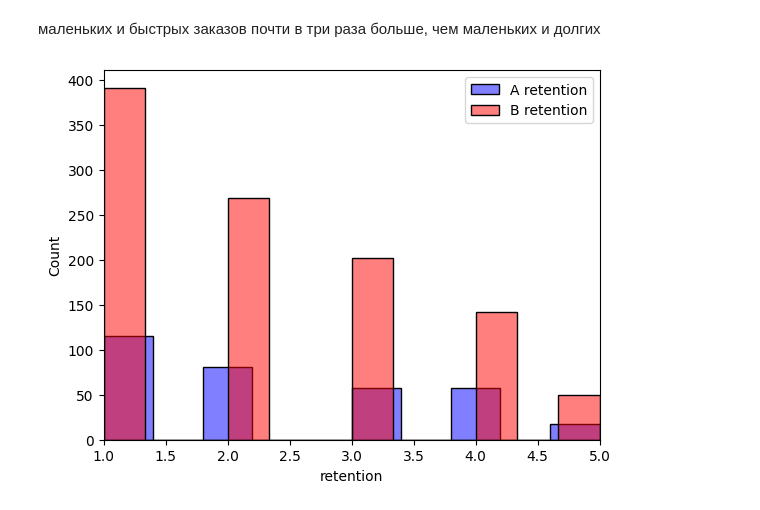
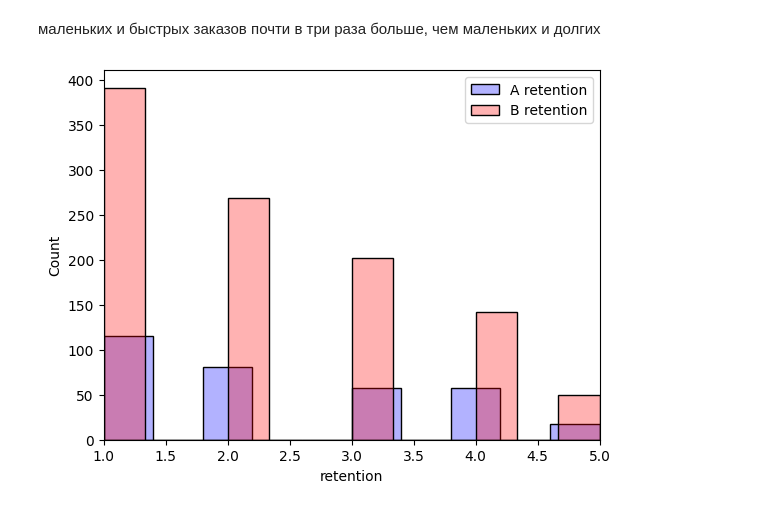
Before and after one commit to hizik999/bdst_laba_1, a Jupyter notebook: task_2/main.ipynb, the cells around one changed output. Drawn from its saved outputs; the diff is of its cells as text; code cells hidden in the pictures.

```diff
--- a/task_2/main.ipynb
+++ b/task_2/main.ipynb
@@ -251,10 +251,10 @@ len(A), len(B)
 # %% [markdown]
 маленьких и быстрых заказов почти в три раза больше, чем маленьких и долгих
 # %%
-sns.histplot(A['retention'], alpha=0.5, label='A retention', color='blue')
-sns.histplot(B['retention'], alpha=0.5, label='B retention', color='red')
+sns.histplot(A['retention'], alpha=0.3, label='A retention', color='blue')
+sns.histplot(B['retention'], alpha=0.3, label='B retention', color='red')
 plt.xlim(1, 5)
 plt.legend()
 plt.show()
 # %% [output]
-[figure, old version]
+[figure, new version]
```
Also changed, not shown: parts of 8 cells of this notebook.
